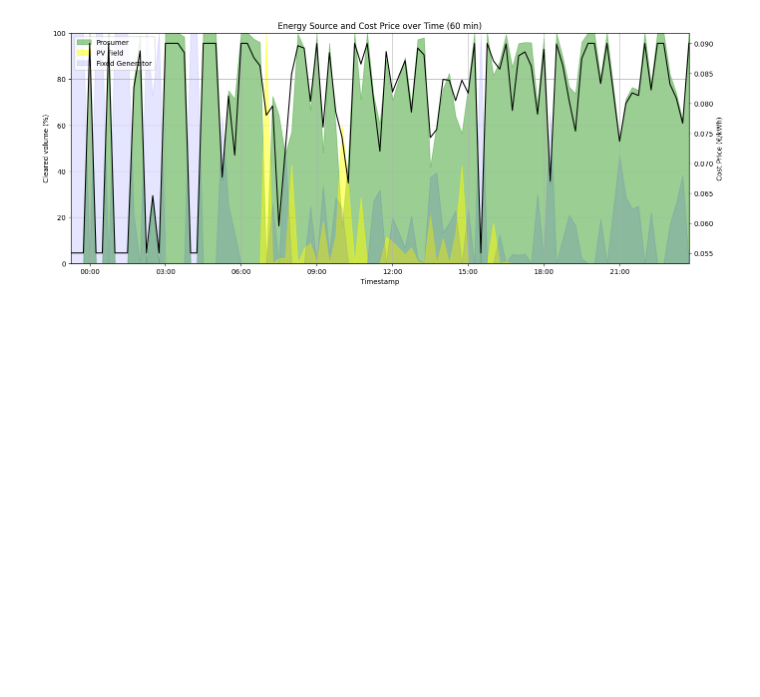
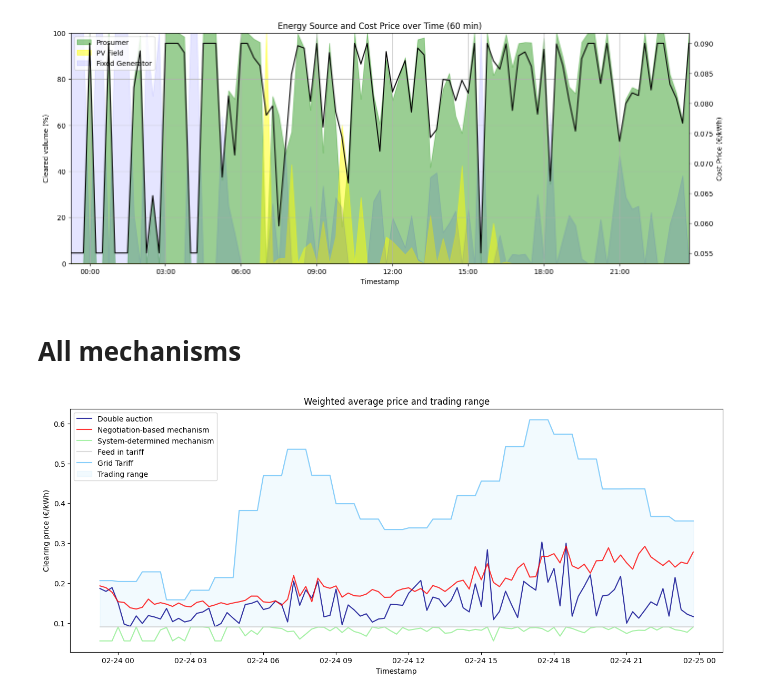
Before and after one commit to pepijnvdw/thesis2, a Jupyter notebook: endgame.ipynb, the cells around one changed output. Drawn from its saved outputs; the diff is of its cells as text; code cells hidden in the pictures; blank space fills up the shorter version.

Commit message:
Kaggle Notebook | Thesis P.R. van de Water Final | Version 19

```diff
--- a/endgame.ipynb
+++ b/endgame.ipynb
@@ -1417,3 +1454,61 @@ plt.savefig("energy_plot_60.pdf", format="pdf")
 plt.show()
 # %% [output]
 [figure]
+# %% [markdown]
+# All mechanisms
+# %%
+trading_bandwidth = pd.read_csv('/kaggle/input/trading-bandwidth/retail_prices_4.csv')
+trading_bandwidth.set_index('timestamp', inplace=True)
+trading_bandwidth.index = pd.to_datetime(trading_bandwidth.index, unit='s')
+trading_bandwidth = trading_bandwidth.resample('15min').ffill()
+trading_bandwidth.index.name = 'timestamp'
+trading_bandwidth.sort_index(inplace=True)
+# %%
+start_date = "2021-02-23 23:15:00"
+end_date = "2021-02-25 00:00:00"
+mask = (trading_bandwidth.index >= start_date) & (trading_bandwidth.index < end_date)
+trading_bandwidth = trading_bandwidth.loc[mask]
+mask = (second_df_p2p.index >= start_date) & (second_df_p2p.index < end_date)
+second_df_p2p = second_df_p2p.loc[mask]
+mask = (second_df_auc.index >= start_date) & (second_df_auc.index < end_date)
+second_df_auc = second_df_auc.loc[mask]
+mask = (second_df.index >= start_date) & (second_df.index < end_date)
+second_df = second_df.loc[mask]
+# %%
+import pandas as pd
+import matplotlib.pyplot as plt
+
+# Set figure size
+plt.figure(figsize=(16,6))
+
+# Plot weighted average
+xvalues1 = second_df_auc.index
+yvalues1 = second_df_auc['price_trans']
+plt.plot(xvalues1, yvalues1, color="DarkBlue", alpha=0.8, label="Double auction")
+
+xvalues2 = second_df_p2p.index
+yvalues2 = second_df_p2p['price_trans']
+plt.plot(xvalues2, yvalues2, color="Red", alpha=0.8, label="Negotiation-based mechanism")
+
+xvalues5 = second_df.index
+yvalues5 = second_df["final_cost_price"]
+plt.plot(xvalues5, yvalues5, color="#90EE90", alpha=0.8, label="System-determined mechanism")
+
+xvalues3 = trading_bandwidth.index
+yvalues3 = trading_bandwidth["price_buy"]
+plt.plot(xvalues3, yvalues3, color="#D3D3D3", alpha=0.8, label="Feed in tariff")
+
+xvalues4 = trading_bandwidth.index
+yvalues4 = trading_bandwidth["price_sell"]
+plt.plot(xvalues4, yvalues4, color="#87CEFA", alpha=1.0, label="Grid Tariff")
+plt.fill_between(xvalues4, yvalues4, y2=yvalues3, color="#87CEFA", alpha=0.1, label="Trading range")
+
+
+# Add labels, title and legend
+plt.xlabel("Timestamp")
+plt.ylabel("Clearing price (€/kWh)")
+plt.title("Weighted average price and trading range")
+plt.legend()
+plt.savefig("Weighted_average_and_trading_interval.pdf", format="pdf")
+# %% [output]
+[figure, added]
```
Also changed, not shown: parts of 7 cells of this notebook.
